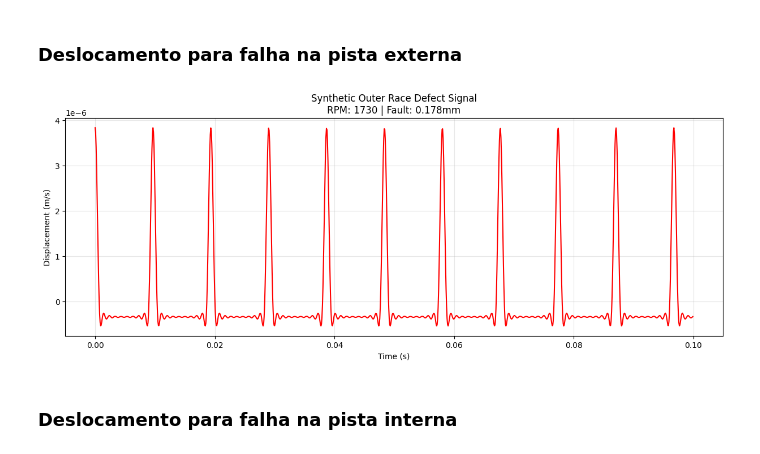
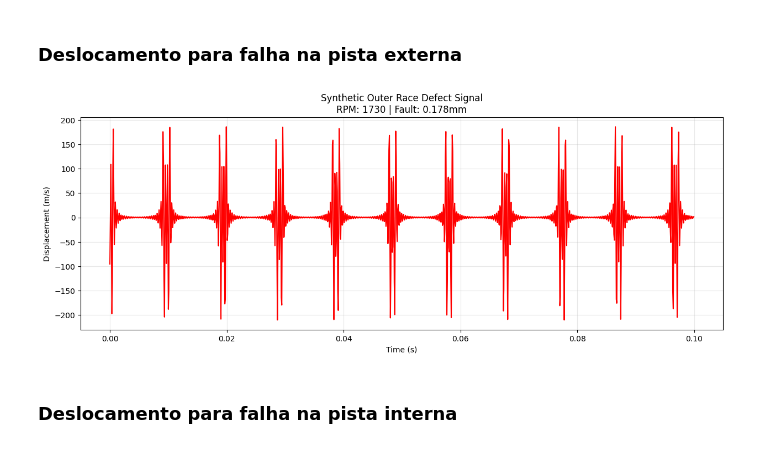
Before and after one commit to ViniciusTomsic/TCC, a Jupyter notebook: clean-and-transformation.ipynb, the cells around one changed output. Drawn from its saved outputs; the diff is of its cells as text; code cells hidden in the pictures.

```diff
--- a/clean-and-transformation.ipynb
+++ b/clean-and-transformation.ipynb
@@ -587,27 +590,27 @@ def calculate_outer_race_displacement(coeffs, df_modes, duration_sec=0.1, fs_hz=
 # %%
 import numpy as np
 import pandas as pd
 import matplotlib.pyplot as plt
 # Parameters
 rpm_val = 1730
 fault_mm = 0.178  # Approx 0.007 inches
 fault_type = 'outer'
 
 # Calculation
 df_modes = get_bearing_natural_frequencies()
 coeffs = calculate_tandon_coefficients(fault_mm, rpm_val, fault_type)
-t, signal = calculate_outer_race_displacement(coeffs, df_modes, duration_sec=0.1)
+t, signal = calculate_outer_race_acceleration(coeffs, df_modes, duration_sec=0.1)
 
 # Plot
 plt.figure(figsize=(15, 5))
 plt.plot(t, signal, color='red')
 plt.title(f'Synthetic Outer Race Defect Signal\nRPM: {rpm_val} | Fault: {fault_mm}mm')
 plt.xlabel('Time (s)')
 plt.ylabel('Displacement (m/s)')
 plt.grid(True, alpha=0.3)
 plt.show()
 # %% [output]
-[figure, old version]
+[figure, new version]
 # %% [markdown]
 ### Deslocamento para falha na pista interna
 # %%
```
Also changed, not shown: parts of 4 cells of this notebook.
